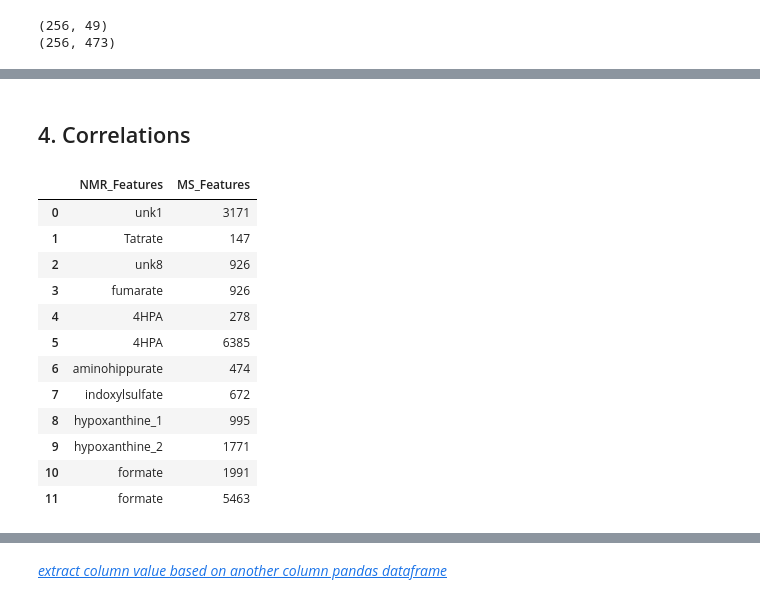
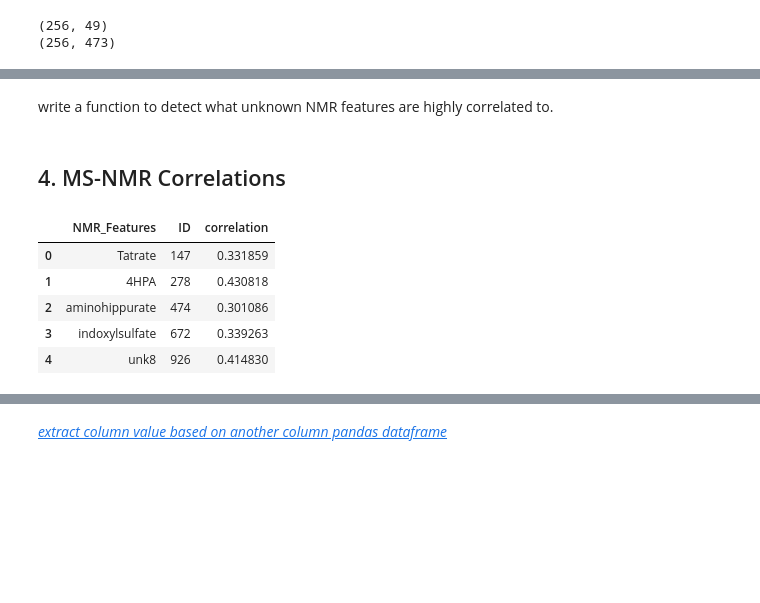
Before and after one commit to artedison/RCC_MLprediction, a Jupyter notebook: 4. NMR_Assisted_MS_Identification.ipynb, the cells around one changed output, grey strips where cells are left out. Saved outputs shown, nothing was run; the diff lists cells and outputs as text; code cells hidden in the pictures; blank space fills up the shorter version.

```diff
--- a/4. NMR_Assisted_MS_Identification.ipynb
+++ b/4. NMR_Assisted_MS_Identification.ipynb
@@ -140,17 +179,20 @@ print(final_MS.shape)
+# %% [markdown]
+write a function to detect what unknown NMR features are highly correlated to.
 # %% [markdown]
-## 4. Correlations
+## 4. MS-NMR Correlations
 # %%
 final_NMR.drop(['Patient ID'], axis=1, inplace=True)
 final_MS.drop(['Patient ID'], axis=1, inplace=True)
 # %%
-NMRcorr_compd, MScorr_compd = [], []
-for column in final_NMR.columns:
-    for column2 in final_MS.columns:
-        col_corr = pd.DataFrame(np.corrcoef(final_NMR[column].astype(float),
-                                            final_MS[column2].astype(float))).abs()
+NMRcorr_compd, MScorr_compd, corr = [], [], []
+for column2 in final_MS.columns:
+    for column in final_NMR.columns:
+        col_corr = pd.DataFrame(np.corrcoef(final_MS[column2].astype(float),
+                                           final_NMR[column].astype(float))).abs()
         # Select upper triangle of correlation matrix
         #corr = col_corr.where(np.triu(np.ones(col_corr.shape), k=1).astype(np.bool))
         if col_corr[1][0] >= 0.30:
-            #column to drop NMR's; column2 to drop MS's
-            NMRcorr_compd.append(column)
-            MScorr_compd.append(column2)
+                #column to drop NMR's; column2 to drop MS's
+                MScorr_compd.append(column2)
+                NMRcorr_compd.append(column)
+                corr.append(col_corr[1][0])
@@ -161,23 +199,17 @@ MScorr_compd;
 # %%
 corr_result = pd.DataFrame(
     {'NMR_Features': NMRcorr_compd,
-     'MS_Features': MScorr_compd
+     'ID': MScorr_compd,
+     'correlation': corr
     })
-corr_result
+corr_result.head()
 # %% [output]
-|  | NMR_Features | MS_Features |
-| 0 | unk1 | 3171 |
-| 1 | Tatrate | 147 |
-| 2 | unk8 | 926 |
-| 3 | fumarate | 926 |
-| 4 | 4HPA | 278 |
-| 5 | 4HPA | 6385 |
-| 6 | aminohippurate | 474 |
-| 7 | indoxylsulfate | 672 |
-| 8 | hypoxanthine_1 | 995 |
-| 9 | hypoxanthine_2 | 1771 |
-| 10 | formate | 1991 |
-| 11 | formate | 5463 |
+|  | NMR_Features | ID | correlation |
+| 0 | Tatrate | 147 | 0.331859 |
+| 1 | 4HPA | 278 | 0.430818 |
+| 2 | aminohippurate | 474 | 0.301086 |
+| 3 | indoxylsulfate | 672 | 0.339263 |
+| 4 | unk8 | 926 | 0.414830 |
 # %%
 # Import MS_labels
 MS_labels = pd.read_excel('data/MS_labels.xlsx')
```
Also changed, not shown: parts of 34 cells of this notebook, 3 other files.
